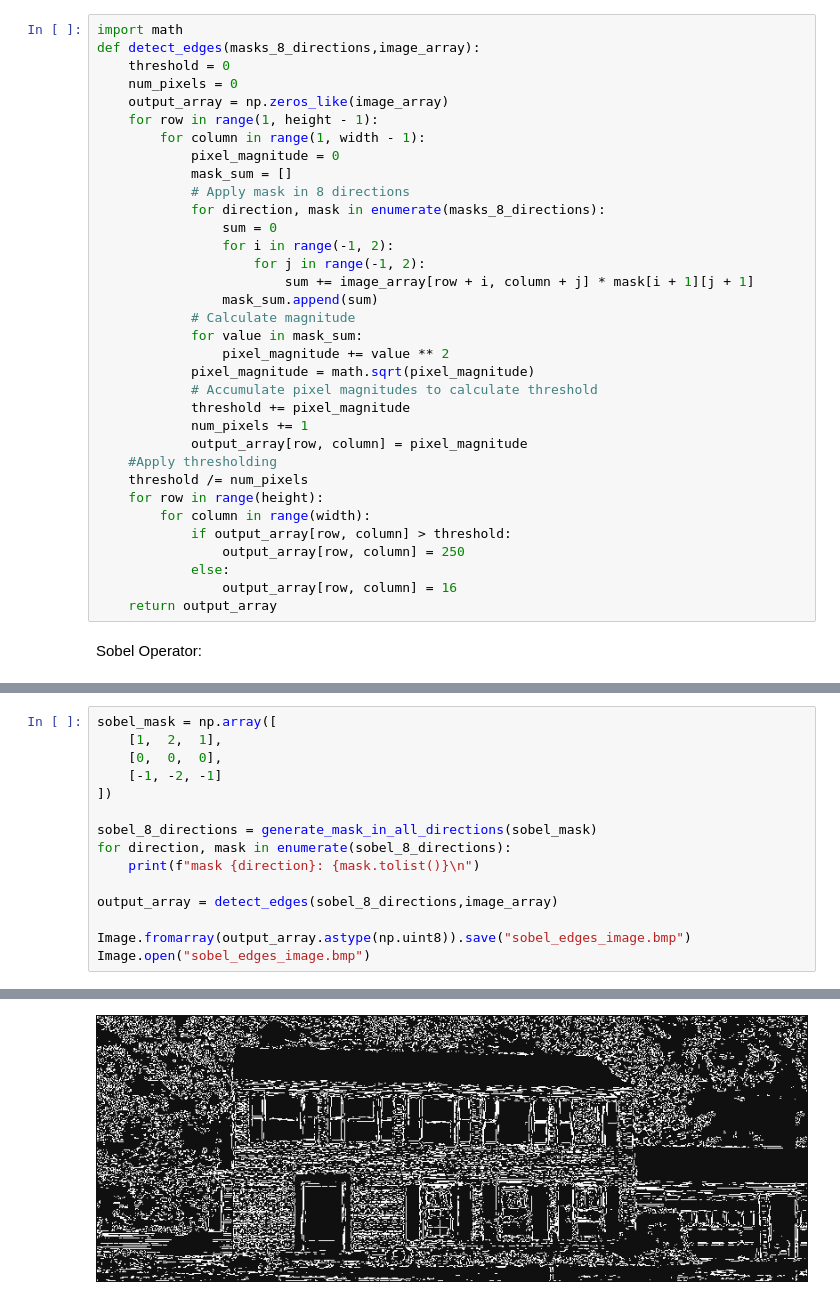
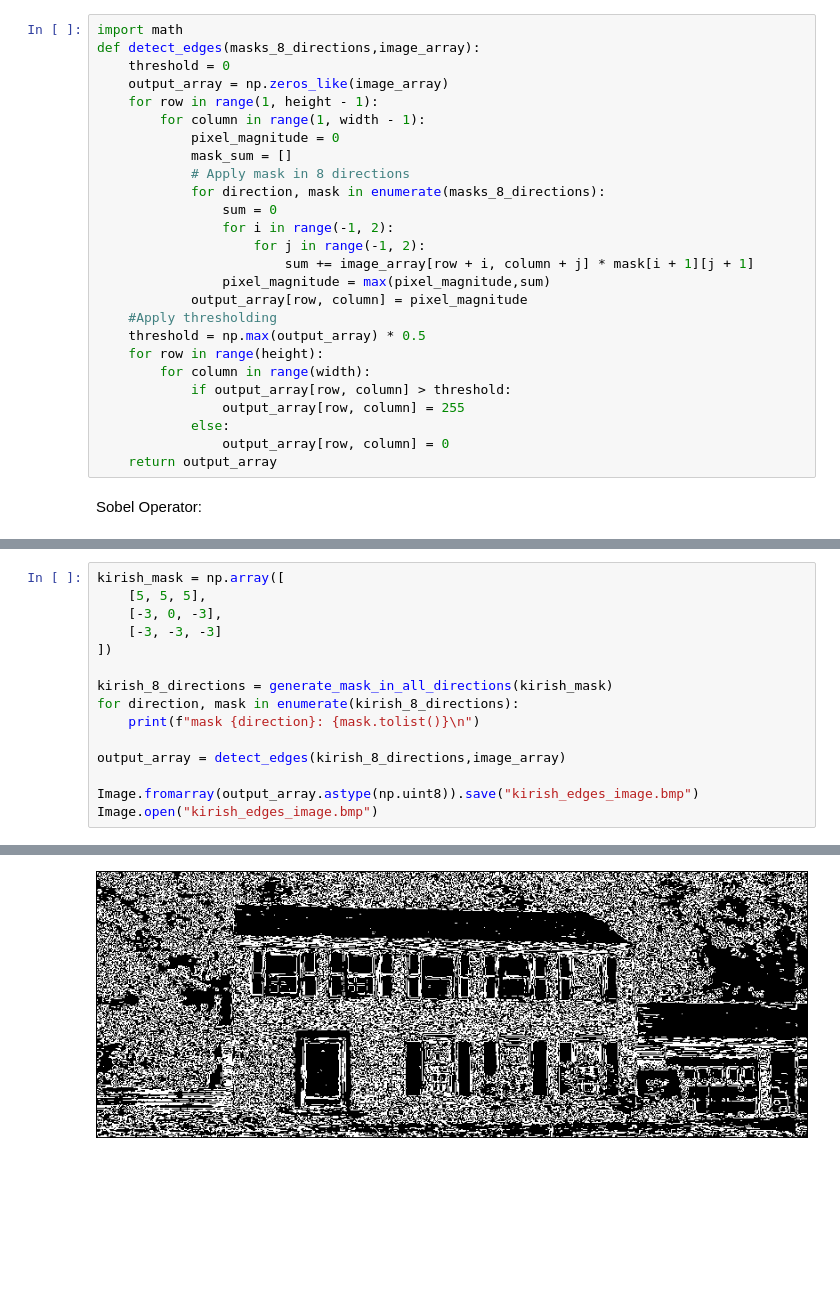
Before and after one commit to SamaMostafa03/Image_Processing_Algo, a Jupyter notebook: Edge-Detector/edges.ipynb, the cells around one changed output, grey strips where cells are left out. Cells and saved outputs as stored; diff of their text form; blank space fills up the shorter version.

Commit message:
implemented prewitt and kirish edge detectors

```diff
--- a/Edge-Detector/edges.ipynb
+++ b/Edge-Detector/edges.ipynb
@@ -49,7 +85,6 @@ Detect Edges Algorithm in All 8 Directions:
 import math
 def detect_edges(masks_8_directions,image_array):
     threshold = 0
-    num_pixels = 0
     output_array = np.zeros_like(image_array)
     for row in range(1, height - 1):
         for column in range(1, width - 1):
@@ -61,23 +96,16 @@ def detect_edges(masks_8_directions,image_array):
                 for i in range(-1, 2):
                     for j in range(-1, 2):
                         sum += image_array[row + i, column + j] * mask[i + 1][j + 1]
-                mask_sum.append(sum)
-            # Calculate magnitude
-            for value in mask_sum:
-                pixel_magnitude += value ** 2
-            pixel_magnitude = math.sqrt(pixel_magnitude)
-            # Accumulate pixel magnitudes to calculate threshold
-            threshold += pixel_magnitude
-            num_pixels += 1
+                pixel_magnitude = max(pixel_magnitude,sum)
             output_array[row, column] = pixel_magnitude
     #Apply thresholding
-    threshold /= num_pixels
+    threshold = np.max(output_array) * 0.5
     for row in range(height):
         for column in range(width):
             if output_array[row, column] > threshold:
-                output_array[row, column] = 250
+                output_array[row, column] = 255
             else:
-                output_array[row, column] = 16
+                output_array[row, column] = 0
     return output_array
 # %% [markdown]
 Sobel Operator:
@@ -84,16 +160,16 @@ Sobel Operator:
 # %%
-sobel_mask = np.array([
-    [1,  2,  1],
-    [0,  0,  0],
-    [-1, -2, -1]
+kirish_mask = np.array([
+    [5, 5, 5],
+    [-3, 0, -3],
+    [-3, -3, -3]
 ])
 
-sobel_8_directions = generate_mask_in_all_directions(sobel_mask)
-for direction, mask in enumerate(sobel_8_directions):
+kirish_8_directions = generate_mask_in_all_directions(kirish_mask)
+for direction, mask in enumerate(kirish_8_directions):
     print(f"mask {direction}: {mask.tolist()}\n")
 
-output_array = detect_edges(sobel_8_directions,image_array)
+output_array = detect_edges(kirish_8_directions,image_array)
 
-Image.fromarray(output_array.astype(np.uint8)).save("sobel_edges_image.bmp")
-Image.open("sobel_edges_image.bmp")
+Image.fromarray(output_array.astype(np.uint8)).save("kirish_edges_image.bmp")
+Image.open("kirish_edges_image.bmp")
 # %% [output]
@@ -115 +191 @@ mask 7: [[0, 1, 2], [-1, 0, 1], [-2, -1, 0]]
-[figure, old version]
+[figure, new version]
```
Also changed, not shown: parts of 8 cells of this notebook, 3 other files.
